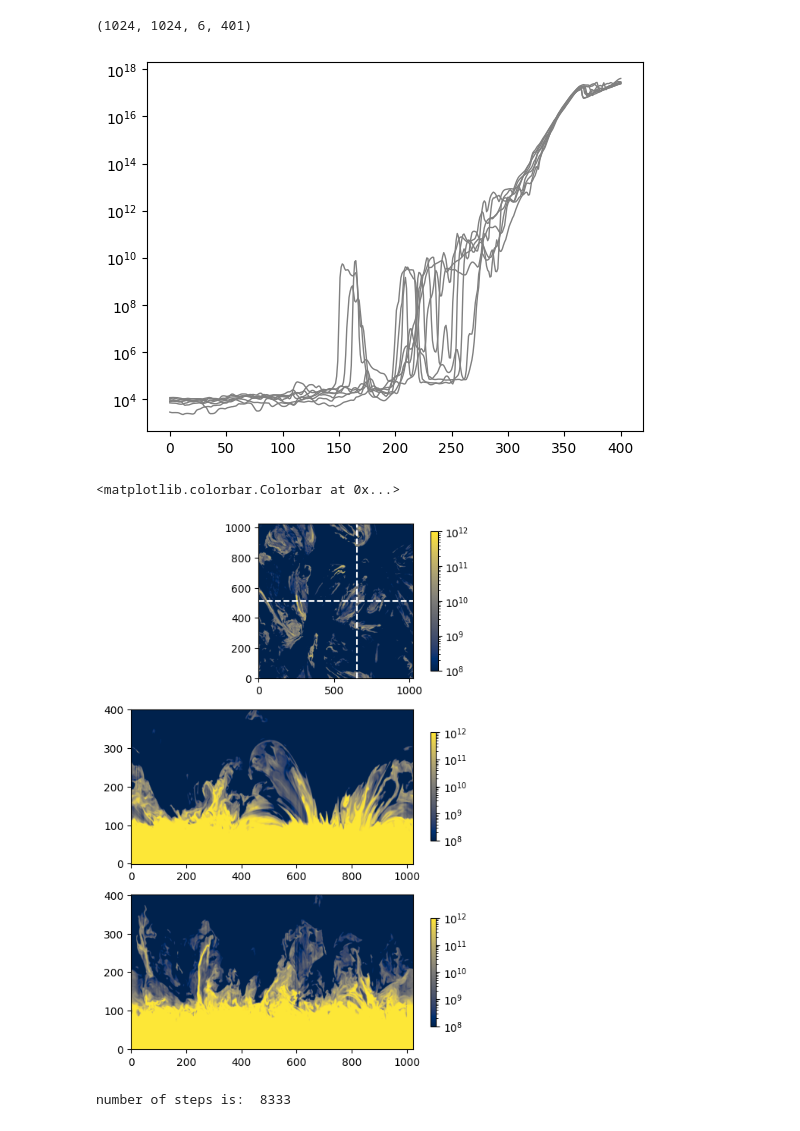
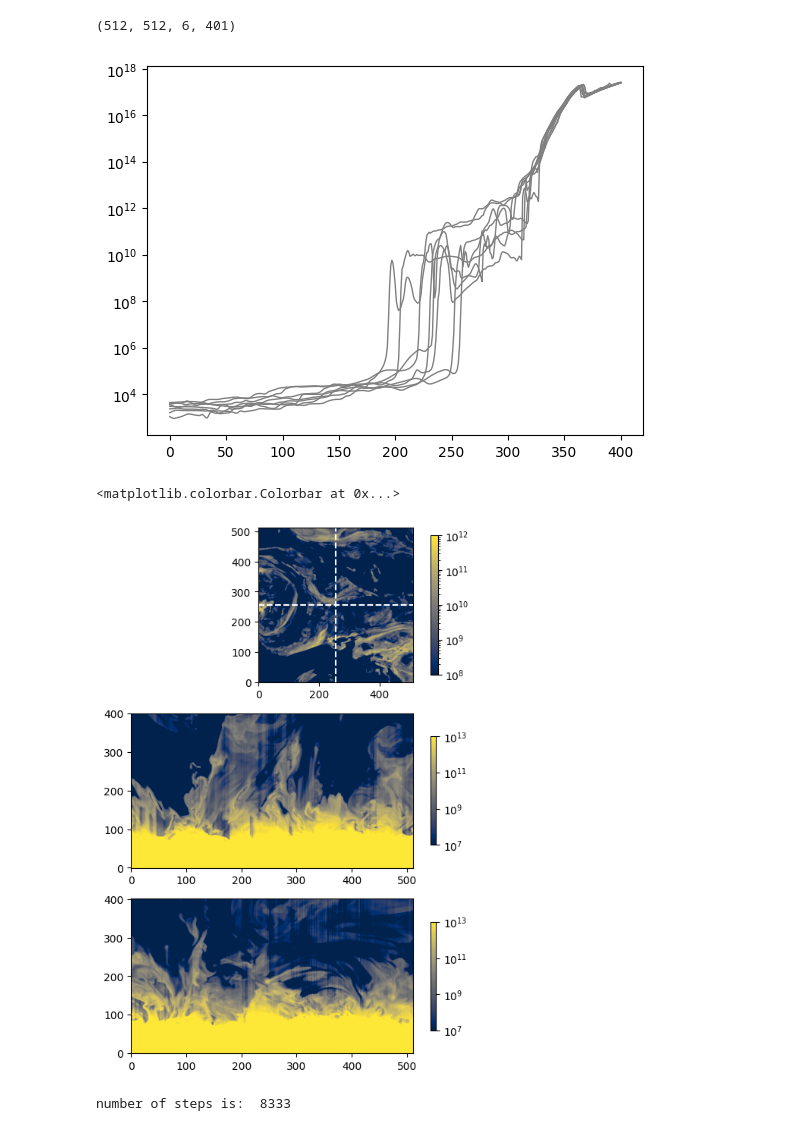
Before and after one commit to ivanzmilic/depp_coeff_plp, a Jupyter notebook: inspect_spectra.ipynb, the cells around one changed output. Saved outputs shown, nothing was run; the diff lists cells and outputs as text; code cells hidden in the pictures.

```diff
--- a/inspect_spectra.ipynb
+++ b/inspect_spectra.ipynb
@@ -3,6 +3,7 @@ import numpy as np
 import matplotlib.pyplot as plt
 from astropy.io import fits
 # %%
-output = fits.open('/dat/milic/MURaM_SSD_EN/ssd_che_test_399000_lwsynth_392.8.fits')
+#output = fits.open('/dat/milic/MURaM_SSD_EN/ssd_che_full_399000_lwsynth_392.8.fits')
+output = fits.open('/dat/milic/MURaM_enhanced_network/che_full_499000_lwsynth_200.0.fits')
 output.info()
 # %% [output]
@@ -35,36 +36,36 @@ plt.ylim([0,6E-9])
 pops = output[2].data
 print(pops.shape)
 # %% [output]
-(1024, 1024, 6, 401)
+(512, 512, 6, 401)
 # %%
 for i in range(0,8):
     for j in range(0,1):
         plt.semilogy(pops[i*10,j,0,:],linewidth=1.0, color='grey',alpha=1.0)
 # %% [output]
-[figure, old version]
+[figure, new version]
 # %%
-i_slice = 650
-j_slice = 512
+i_slice = 256
+j_slice = 256
 
 plt.figure(figsize=[6,9])
 
 plt.subplot(311)
 plt.imshow(pops[:,:,0,160].T, origin="lower", cmap='cividis', norm='log', vmin=1E8, vmax=1E12)
 # Add a white line where the slice is taken
 plt.axvline(i_slice, color='white', linestyle='--')
 plt.axhline(j_slice, color='white', linestyle='--')
 plt.colorbar(shrink=0.9)
 
 plt.subplot(312)
-plt.imshow(pops[i_slice,:,0,::-1].T, origin="lower", cmap='cividis', norm='log', vmin=1E8, vmax=1E12, aspect='auto')
+plt.imshow(pops[i_slice,:,0,::-1].T, origin="lower", cmap='cividis', norm='log', vmin=1E7, vmax=1E13, aspect='auto')
 plt.colorbar(shrink=0.7)
 
 plt.subplot(313)
-plt.imshow(pops[:,j_slice,0,::-1].T, origin="lower", cmap='cividis', norm='log', vmin=1E8, vmax=1E12, aspect='auto')
+plt.imshow(pops[:,j_slice,0,::-1].T, origin="lower", cmap='cividis', norm='log', vmin=1E7, vmax=1E13, aspect='auto')
 plt.colorbar(shrink=0.7)
 # %% [output]
 <matplotlib.colorbar.Colorbar at 0x...>
-[figure, old version]
+[figure, new version]
 # %%
 # Let's cut this under a small angle and make use of the periodicity of the data to get a longer slice through the atmosphere
 angle = 15  # degrees
```
Also changed, not shown: parts of 4 cells of this notebook, 1 other file.
